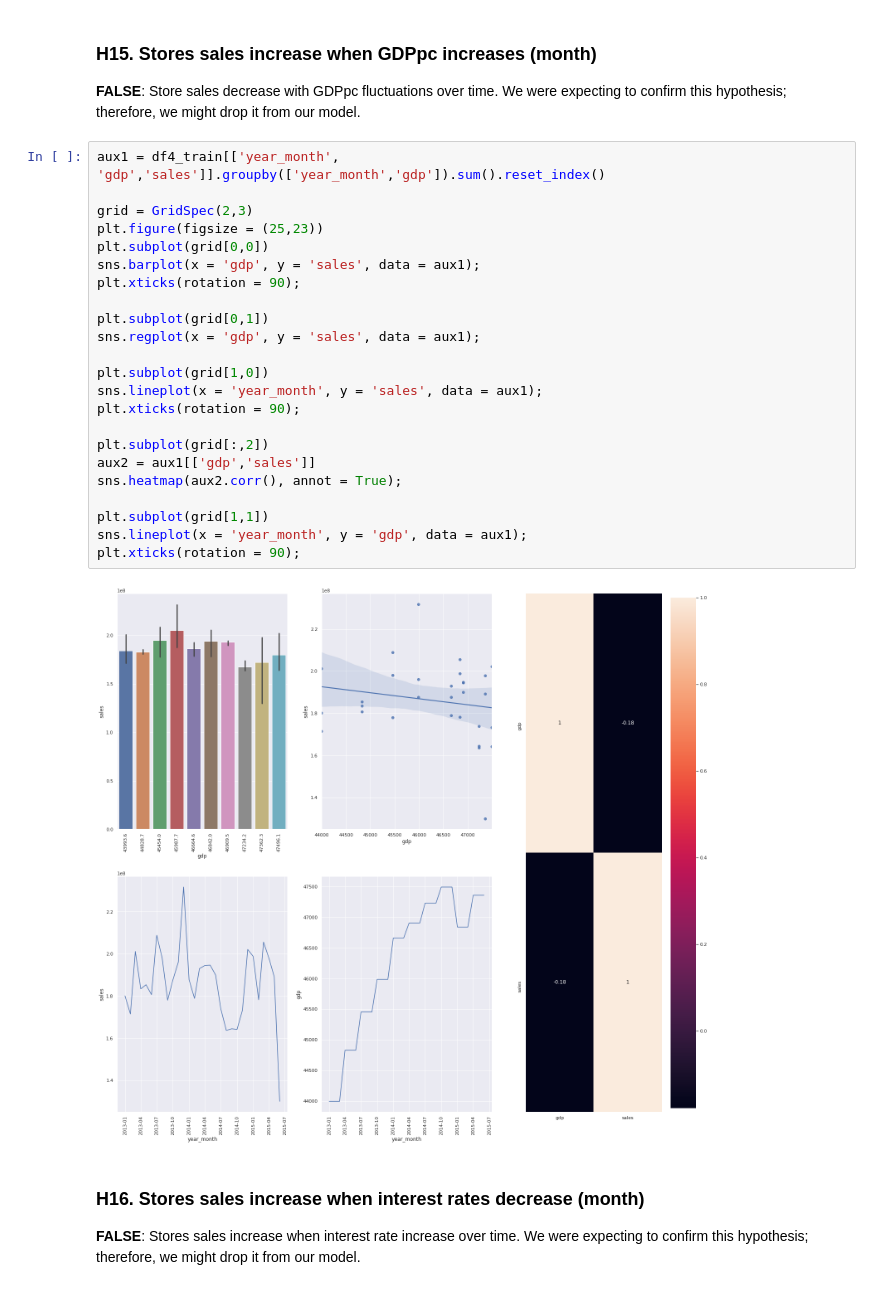
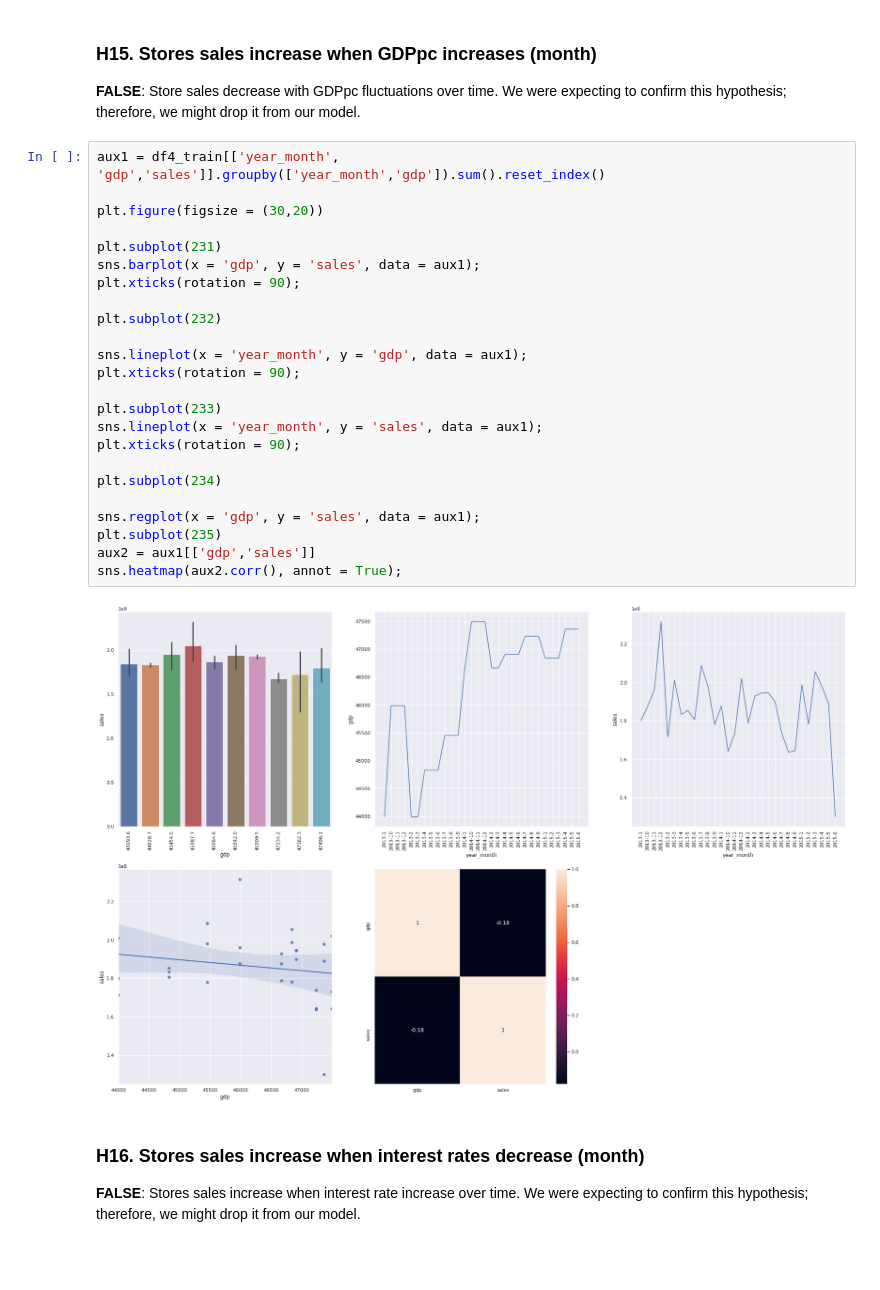
Before and after one commit to alanmaehara/Sales-Prediction, a Jupyter notebook: notebooks/cycle02_rossmann_sales_prediction.ipynb, the cells around one changed output. Cells and saved outputs as stored; diff of their text form; blank space fills up the shorter version.

```diff
--- a/notebooks/cycle02_rossmann_sales_prediction.ipynb
+++ b/notebooks/cycle02_rossmann_sales_prediction.ipynb
@@ -1623,28 +1612,29 @@ sns.heatmap(aux5.corr(), annot = True);
 # %%
 aux1 = df4_train[['year_month', 'gdp','sales']].groupby(['year_month','gdp']).sum().reset_index()
 
-grid = GridSpec(2,3)
-plt.figure(figsize = (25,23))
-plt.subplot(grid[0,0])
+plt.figure(figsize = (30,20))
+
+plt.subplot(231)
 sns.barplot(x = 'gdp', y = 'sales', data = aux1);
 plt.xticks(rotation = 90);
 
-plt.subplot(grid[0,1])
-sns.regplot(x = 'gdp', y = 'sales', data = aux1);
+plt.subplot(232)
 
-plt.subplot(grid[1,0])
+sns.lineplot(x = 'year_month', y = 'gdp', data = aux1);
+plt.xticks(rotation = 90);
+
+plt.subplot(233)
 sns.lineplot(x = 'year_month', y = 'sales', data = aux1);
 plt.xticks(rotation = 90);
 
-plt.subplot(grid[:,2])
+plt.subplot(234)
+
+sns.regplot(x = 'gdp', y = 'sales', data = aux1);
+plt.subplot(235)
 aux2 = aux1[['gdp','sales']]
 sns.heatmap(aux2.corr(), annot = True);
-
-plt.subplot(grid[1,1])
-sns.lineplot(x = 'year_month', y = 'gdp', data = aux1);
-plt.xticks(rotation = 90);
 # %% [output]
-[figure, old version]
+[figure, new version]
 # %% [markdown]
 ### **H16.**  Stores sales increase when interest rates decrease (month)
 **FALSE**: Stores sales increase when interest rate increase over time. We were expecting to confirm this hypothesis; therefore, we might drop it from our model.
```
Also changed, not shown: parts of 9 cells of this notebook, 32 other files.
